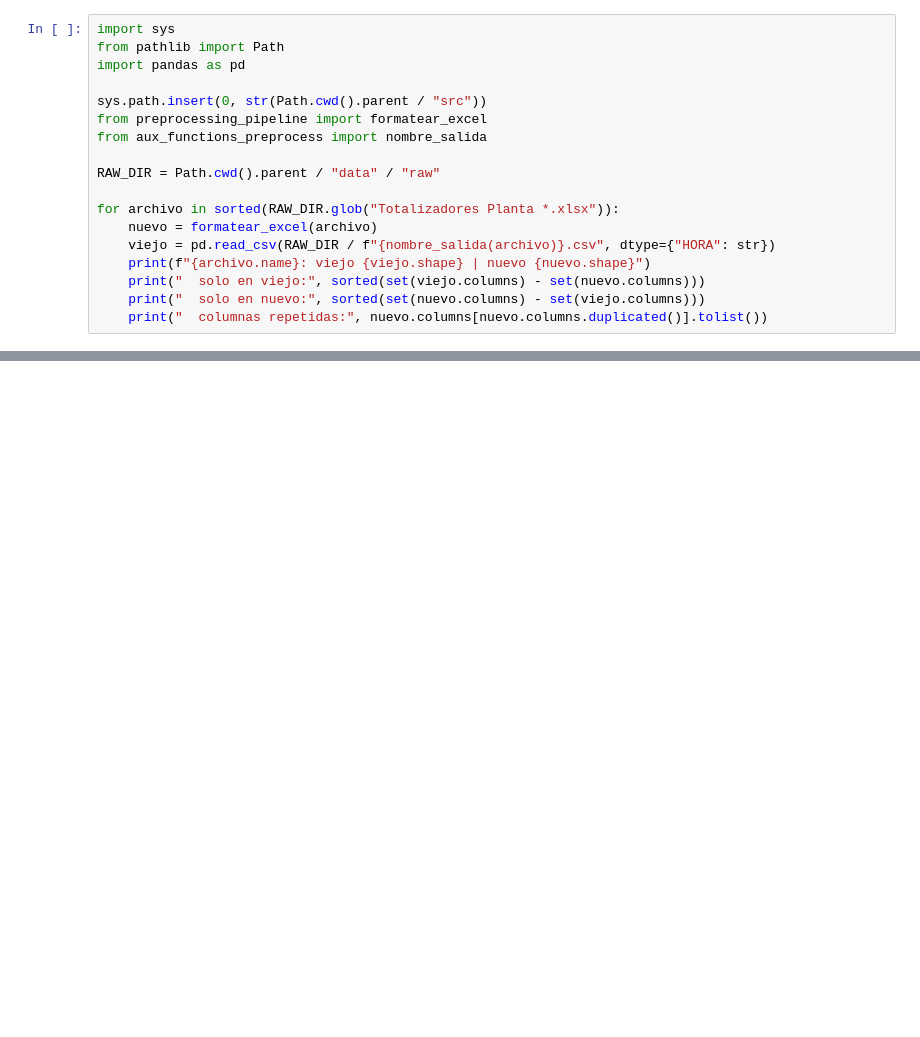
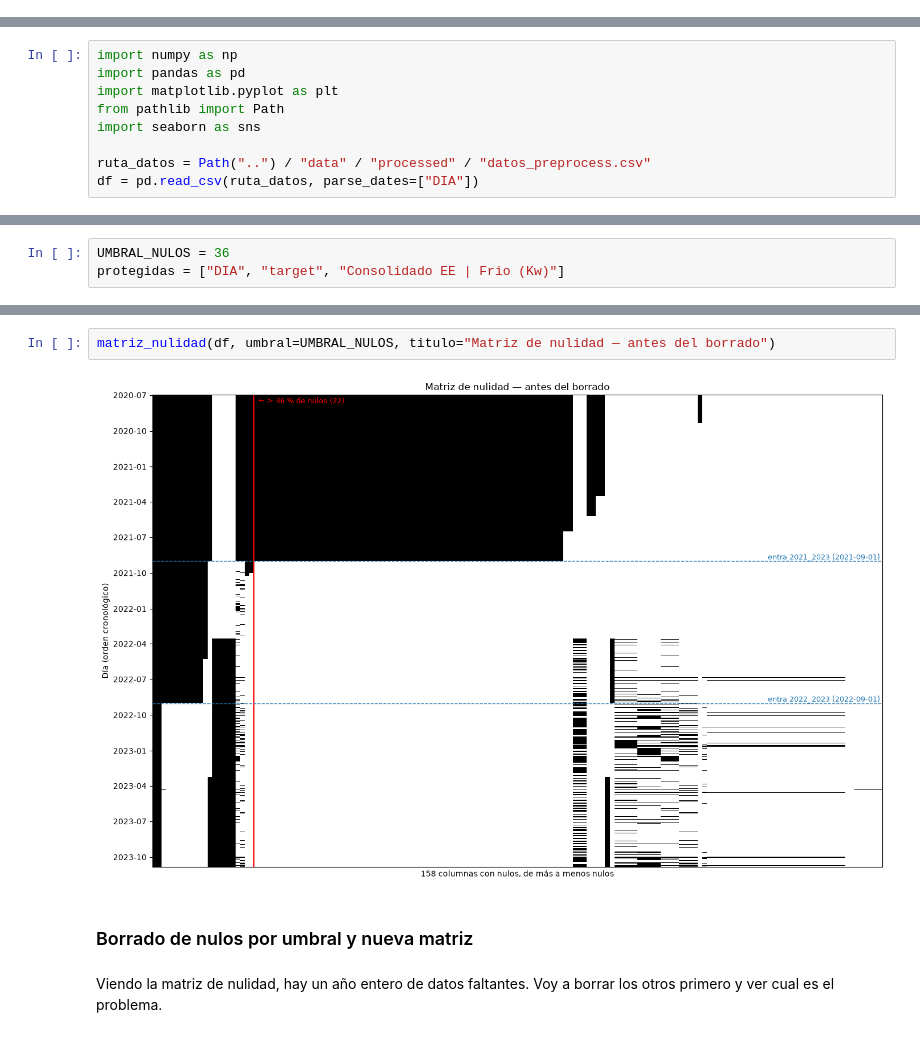
Before and after one commit to Marcjun/Cerveceria-LabDatosII, a Jupyter notebook: notebooks/preprocesado.ipynb, the cells around one changed output, grey strips where cells are left out. Saved outputs shown, nothing was run; the diff lists cells and outputs as text; blank space fills up the shorter version.

Commit message:
Notebook Preprocesado

```diff
--- a/notebooks/preprocesado.ipynb
+++ b/notebooks/preprocesado.ipynb
@@ -3,18 +0,0 @@ iadsifioagjoh
-# %%
-import sys
-from pathlib import Path
-import pandas as pd
-
-sys.path.insert(0, str(Path.cwd().parent / "src"))
-from preprocessing_pipeline import formatear_excel
-from aux_functions_preprocess import nombre_salida
-
-RAW_DIR = Path.cwd().parent / "data" / "raw"
-
-for archivo in sorted(RAW_DIR.glob("Totalizadores Planta *.xlsx")):
-    nuevo = formatear_excel(archivo)
-    viejo = pd.read_csv(RAW_DIR / f"{nombre_salida(archivo)}.csv", dtype={"HORA": str})
-    print(f"{archivo.name}: viejo {viejo.shape} | nuevo {nuevo.shape}")
-    print("  solo en viejo:", sorted(set(viejo.columns) - set(nuevo.columns)))
-    print("  solo en nuevo:", sorted(set(nuevo.columns) - set(viejo.columns)))
-    print("  columnas repetidas:", nuevo.columns[nuevo.columns.duplicated()].tolist())
@@ -33,0 +3,9 @@ Totalizadores Planta 2022_2023.xlsx: viejo (12017, 430) | nuevo (12017, 430)
+# %%
+import numpy as np
+import pandas as pd
+import matplotlib.pyplot as plt
+from pathlib import Path
+import seaborn as sns
+
+ruta_datos = Path("..") / "data" / "processed" / "datos_preprocess.csv"
+df = pd.read_csv(ruta_datos, parse_dates=["DIA"])
@@ -33,0 +90,3 @@ Totalizadores Planta 2022_2023.xlsx: viejo (12017, 430) | nuevo (12017, 430)
+# %%
+UMBRAL_NULOS = 36
+protegidas = ["DIA", "target", "Consolidado EE | Frio (Kw)"]
@@ -33,0 +157,8 @@ Totalizadores Planta 2022_2023.xlsx: viejo (12017, 430) | nuevo (12017, 430)
+# %%
+matriz_nulidad(df, umbral=UMBRAL_NULOS, titulo="Matriz de nulidad — antes del borrado")
+# %% [output]
+[figure, added]
+# %% [markdown]
+### Borrado de nulos por umbral y nueva matriz
+# %% [markdown]
+Viendo la matriz de nulidad, hay un año entero de datos faltantes. Voy a borrar los otros primero y ver cual es el problema.
```
Also changed, not shown: parts of 31 cells of this notebook, 4 other files.
